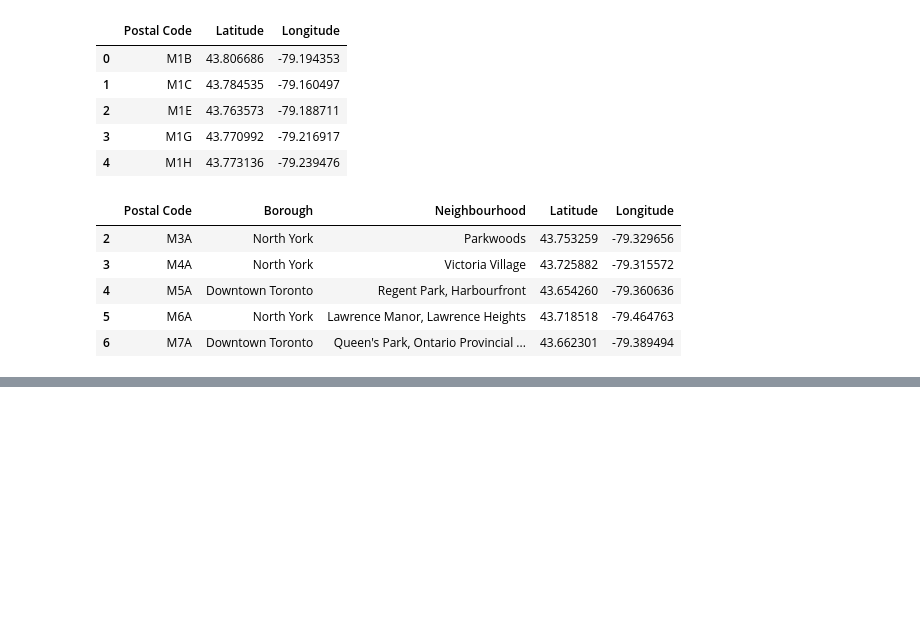
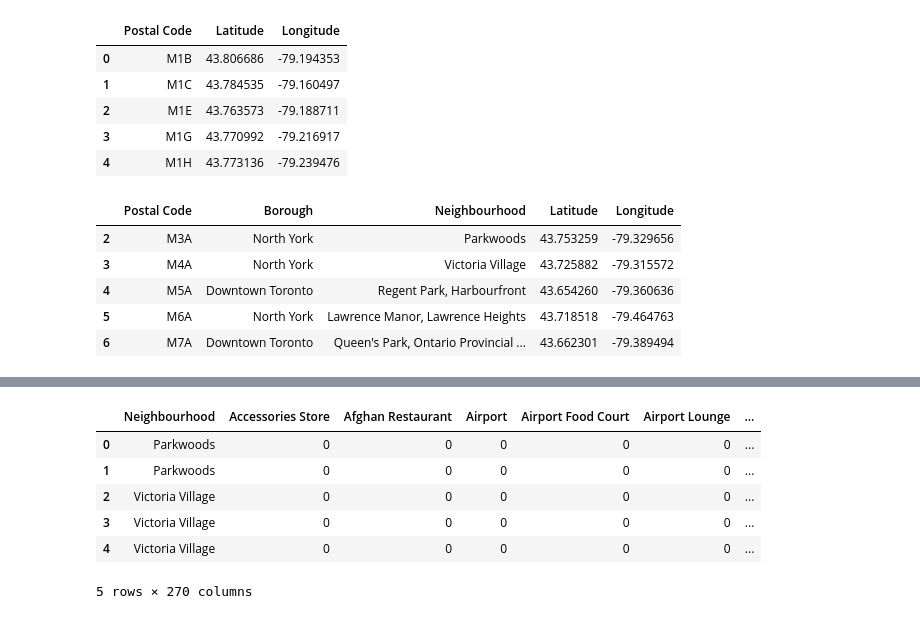
Before and after one commit to revolution-gce/Coursera_Capstone, a Jupyter notebook: Capstone-1.ipynb, the cells around one changed output, grey strips where cells are left out. Cells and saved outputs as stored; diff of their text form; code cells hidden in the pictures; blank space fills up the shorter version.

```diff
--- a/Capstone-1.ipynb
+++ b/Capstone-1.ipynb
@@ -51,0 +114,8 @@ ds2.head()
+# %%
+address = 'Toronto City'
+
+geolocator = Nominatim(user_agent="Toronto_explorer")
+location = geolocator.geocode(address)
+latitude = location.latitude
+longitude = location.longitude
+print('The geograpical coordinate of Toronto City are {}, {}.'.format(latitude, longitude))
@@ -51,0 +262,20 @@ ds2.head()
+# %%
+# one hot encoding
+ds2_onehot = pd.get_dummies(ds2_venues[['Venue Category']], prefix="", prefix_sep="")
+
+# add neighborhood column back to dataframe
+ds2_onehot['Neighbourhood'] = ds2_venues['Neighbourhood']
+
+# move neighborhood column to the first column
+fixed_columns = [ds2_onehot.columns[-1]] + list(ds2_onehot.columns[:-1])
+ds2_onehot = ds2_onehot[fixed_columns]
+
+ds2_onehot.head()
+# %% [output]
+|  | Neighbourhood | Accessories Store | Afghan Restaurant | Airport | Airport Food Court | Airport Lounge | ... |
+| 0 | Parkwoods | 0 | 0 | 0 | 0 | 0 | ... |
+| 1 | Parkwoods | 0 | 0 | 0 | 0 | 0 | ... |
+| 2 | Victoria Village | 0 | 0 | 0 | 0 | 0 | ... |
+| 3 | Victoria Village | 0 | 0 | 0 | 0 | 0 | ... |
+| 4 | Victoria Village | 0 | 0 | 0 | 0 | 0 | ... |
+5 rows × 270 columns
```
Also changed, not shown: parts of 28 cells of this notebook.
